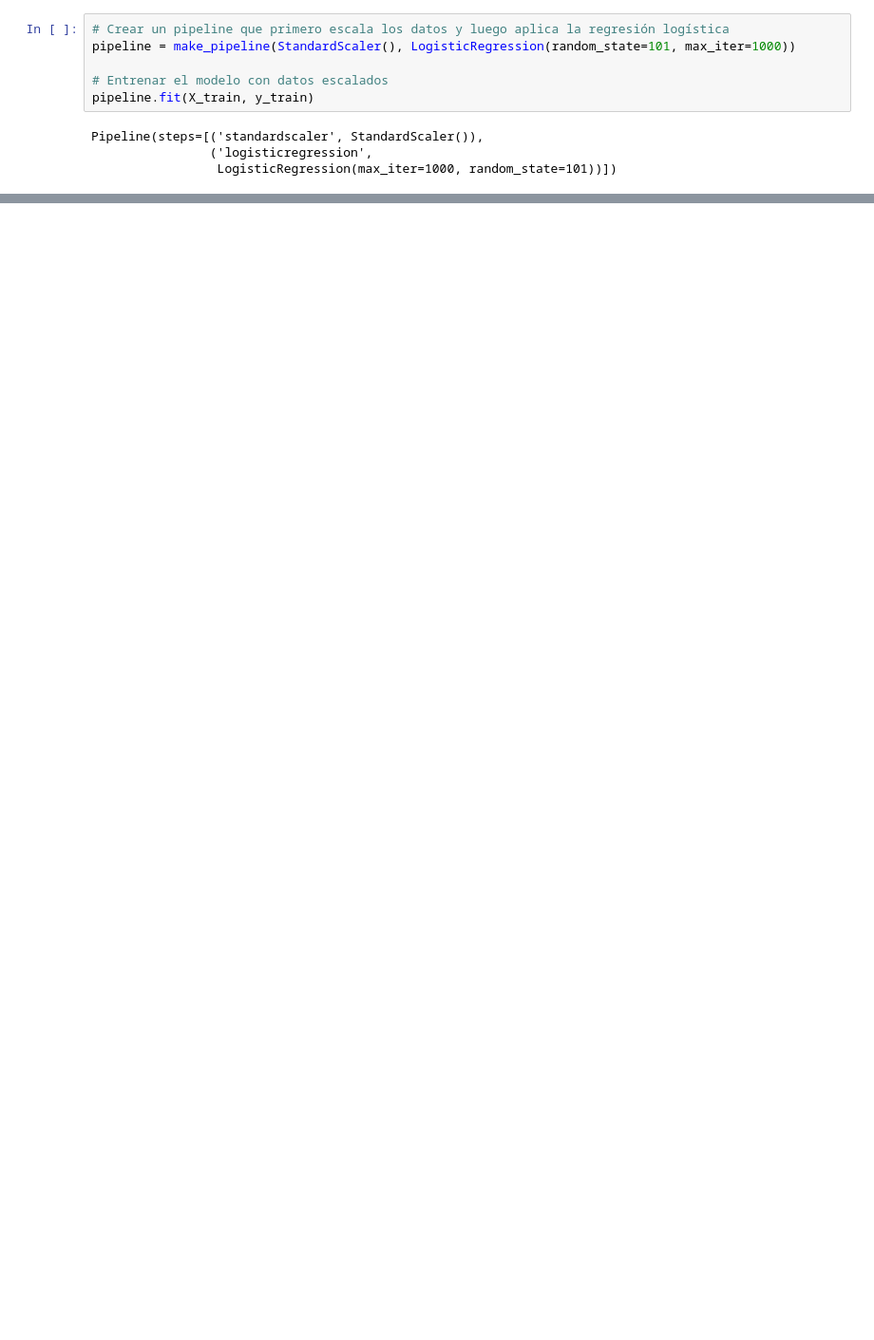
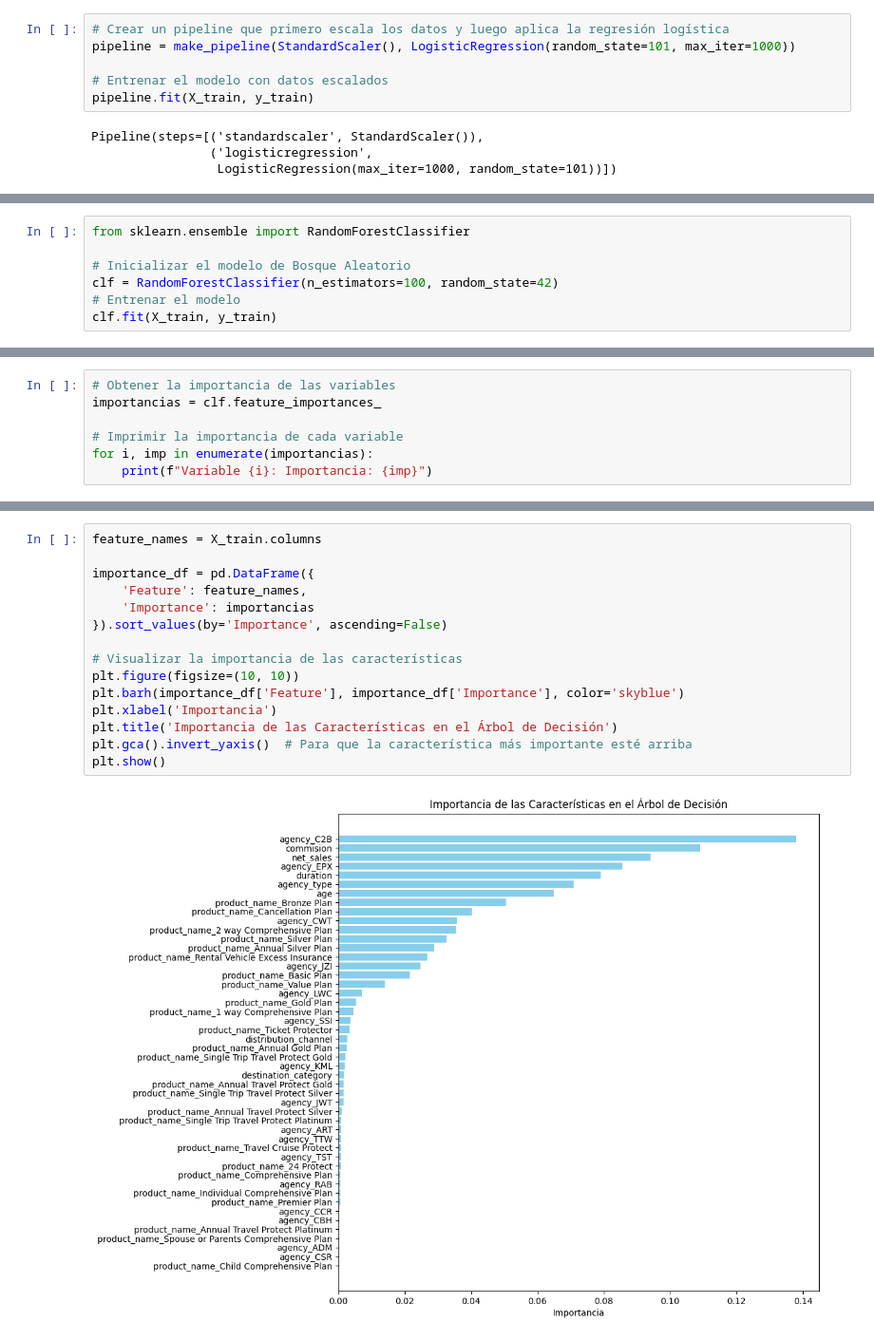
Before and after one commit to gdelgador/MineriaDatos, a Jupyter notebook: Actividad2.ipynb, the cells around one changed output, grey strips where cells are left out. Shown at 95% size. Drawn from its saved outputs; the diff is of its cells as text; blank space fills up the shorter version.

```diff
--- a/Actividad2.ipynb
+++ b/Actividad2.ipynb
@@ -91,0 +167,7 @@ weighted avg       0.85      0.85      0.85     19714
+# %%
+from sklearn.ensemble import RandomForestClassifier
+
+# Inicializar el modelo de Bosque Aleatorio
+clf = RandomForestClassifier(n_estimators=100, random_state=42)
+# Entrenar el modelo
+clf.fit(X_train, y_train)
@@ -91,0 +233,7 @@ weighted avg       0.85      0.85      0.85     19714
+# %%
+# Obtener la importancia de las variables
+importancias = clf.feature_importances_
+
+# Imprimir la importancia de cada variable
+for i, imp in enumerate(importancias):
+    print(f"Variable {i}: Importancia: {imp}")
@@ -91,0 +258,17 @@ weighted avg       0.85      0.85      0.85     19714
+# %%
+feature_names = X_train.columns
+
+importance_df = pd.DataFrame({
+    'Feature': feature_names,
+    'Importance': importancias
+}).sort_values(by='Importance', ascending=False)
+
+# Visualizar la importancia de las características
+plt.figure(figsize=(10, 10))
+plt.barh(importance_df['Feature'], importance_df['Importance'], color='skyblue')
+plt.xlabel('Importancia')
+plt.title('Importancia de las Características en el Árbol de Decisión')
+plt.gca().invert_yaxis()  # Para que la característica más importante esté arriba
+plt.show()
+# %% [output]
+[figure, added]
```
Also changed, not shown: parts of 34 cells of this notebook, 1 other file.
